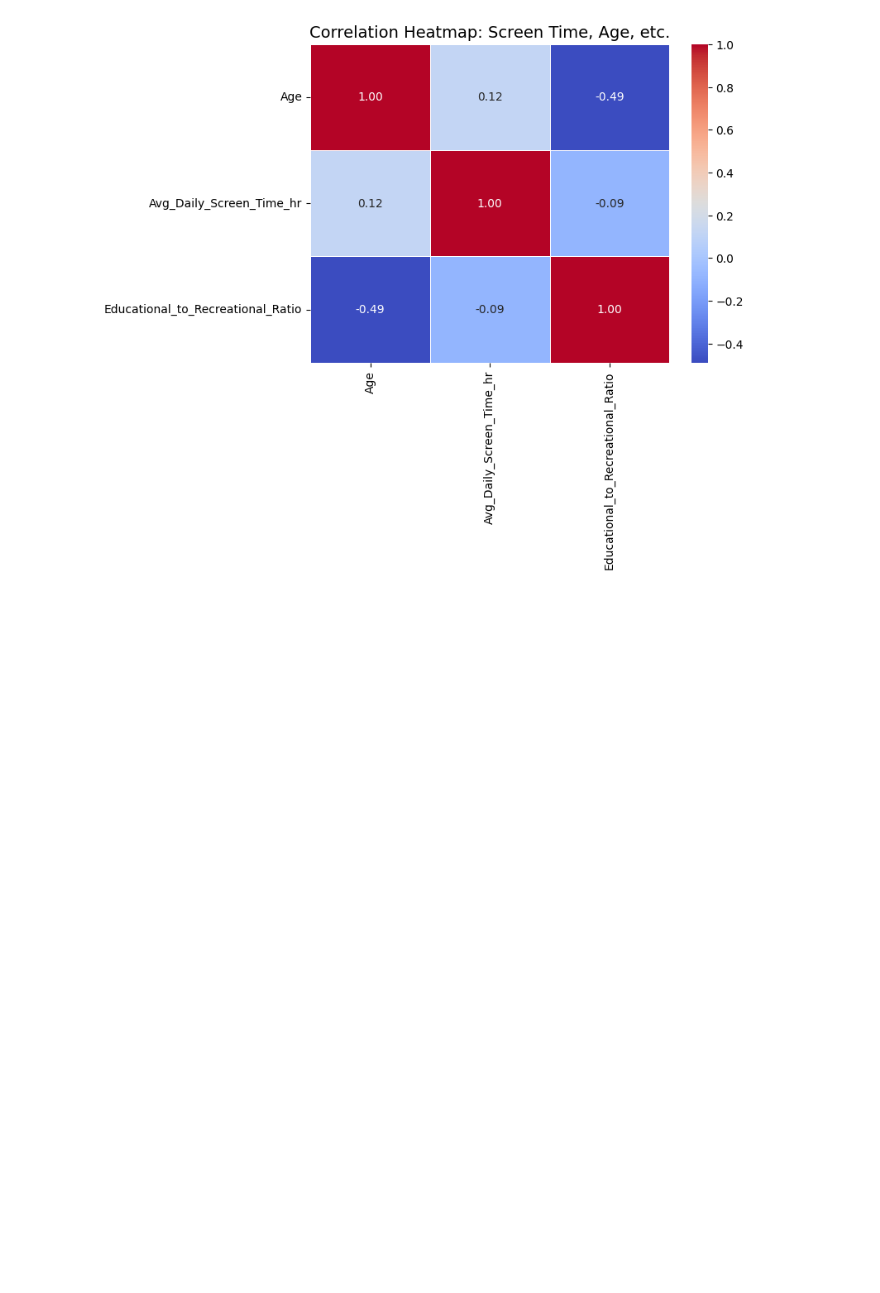
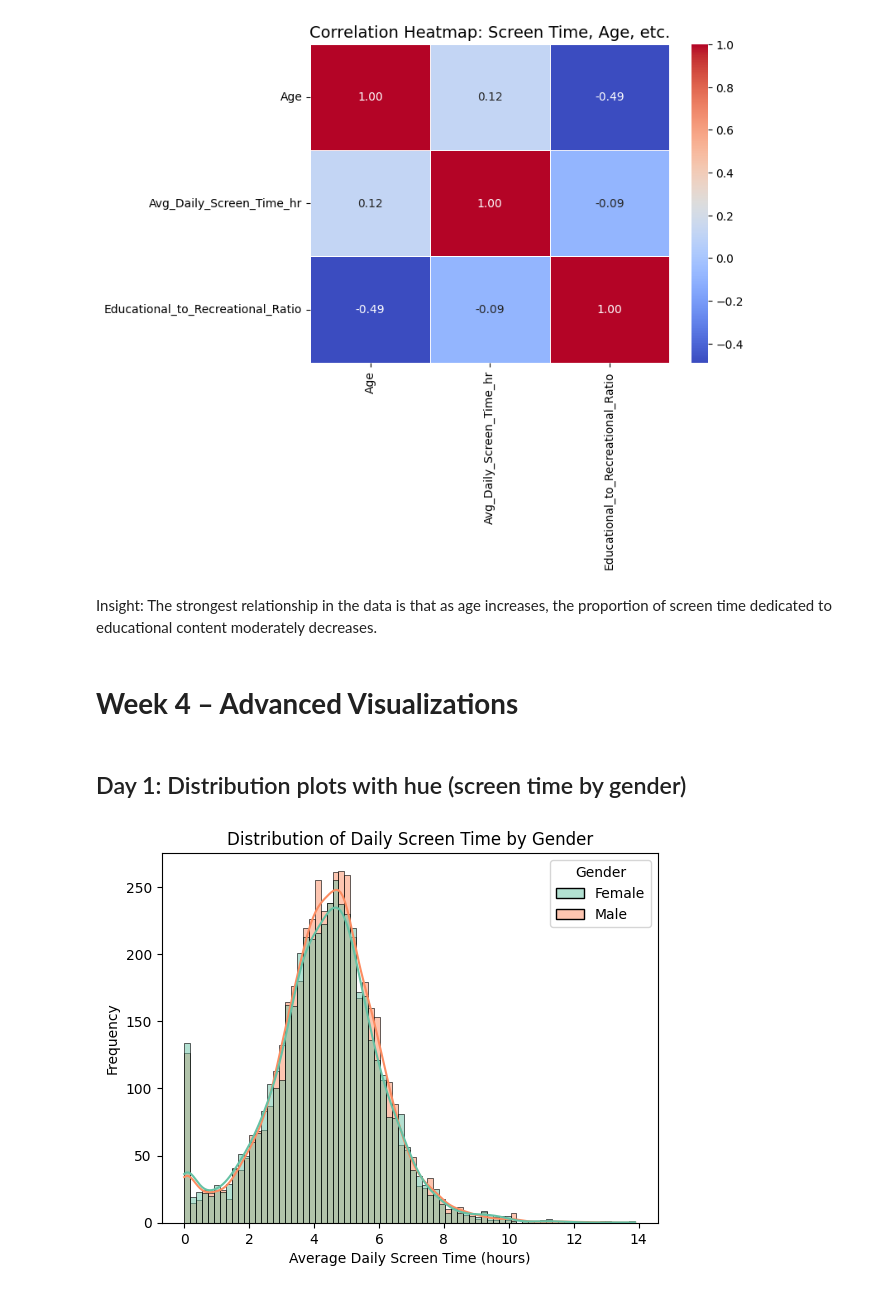
Before and after one commit to Joshika-Mentor/-Kid-s-Screentime-Visualization-Infosys-springboard-program-, a Jupyter notebook: Indian_Kids_Screen_Time_Analysis.ipynb, the cells around one changed output. Drawn from its saved outputs; the diff is of its cells as text; code cells hidden in the pictures; blank space fills up the shorter version.

```diff
--- a/Indian_Kids_Screen_Time_Analysis.ipynb
+++ b/Indian_Kids_Screen_Time_Analysis.ipynb
@@ -286,3 +354,18 @@ plt.title("Correlation Heatmap: Screen Time, Age, etc.", fontsize=14)
 plt.show()
 # %% [output]
 [figure]
+# %% [markdown]
+Insight: The strongest relationship in the data is that as age increases, the proportion of screen time dedicated to educational content moderately decreases.
+# %% [markdown]
+# **Week 4 – Advanced Visualizations**
+# %% [markdown]
+## Day 1: Distribution plots with hue (screen time by gender)
+# %%
+#Histogram with hue, also called a distribution plot when you add kde=True
+sns.histplot(data=df, x='Avg_Daily_Screen_Time_hr', hue='Gender', kde=True, palette='Set2')
+plt.title("Distribution of Daily Screen Time by Gender")
+plt.xlabel("Average Daily Screen Time (hours)")
+plt.ylabel("Frequency")
+plt.show()
+# %% [output]
+[figure, added]
```
Also changed, not shown: parts of 74 cells of this notebook.
